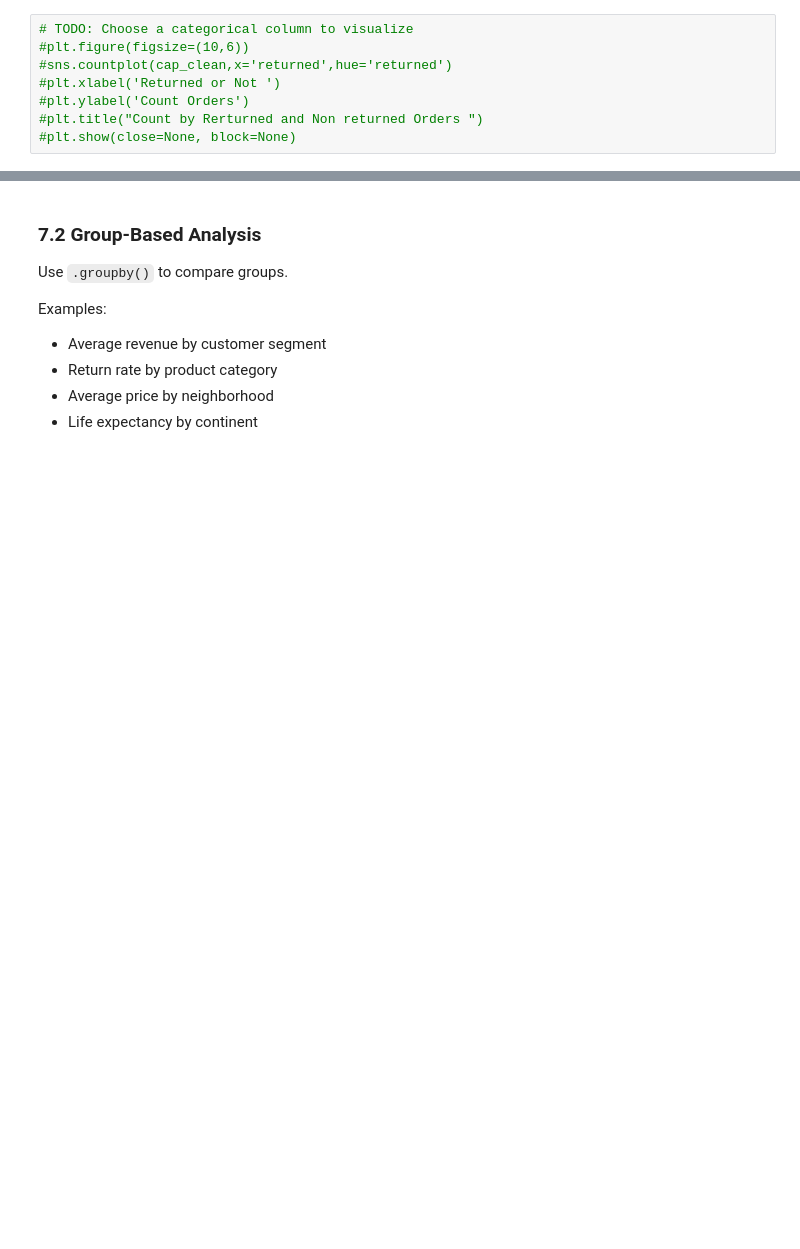
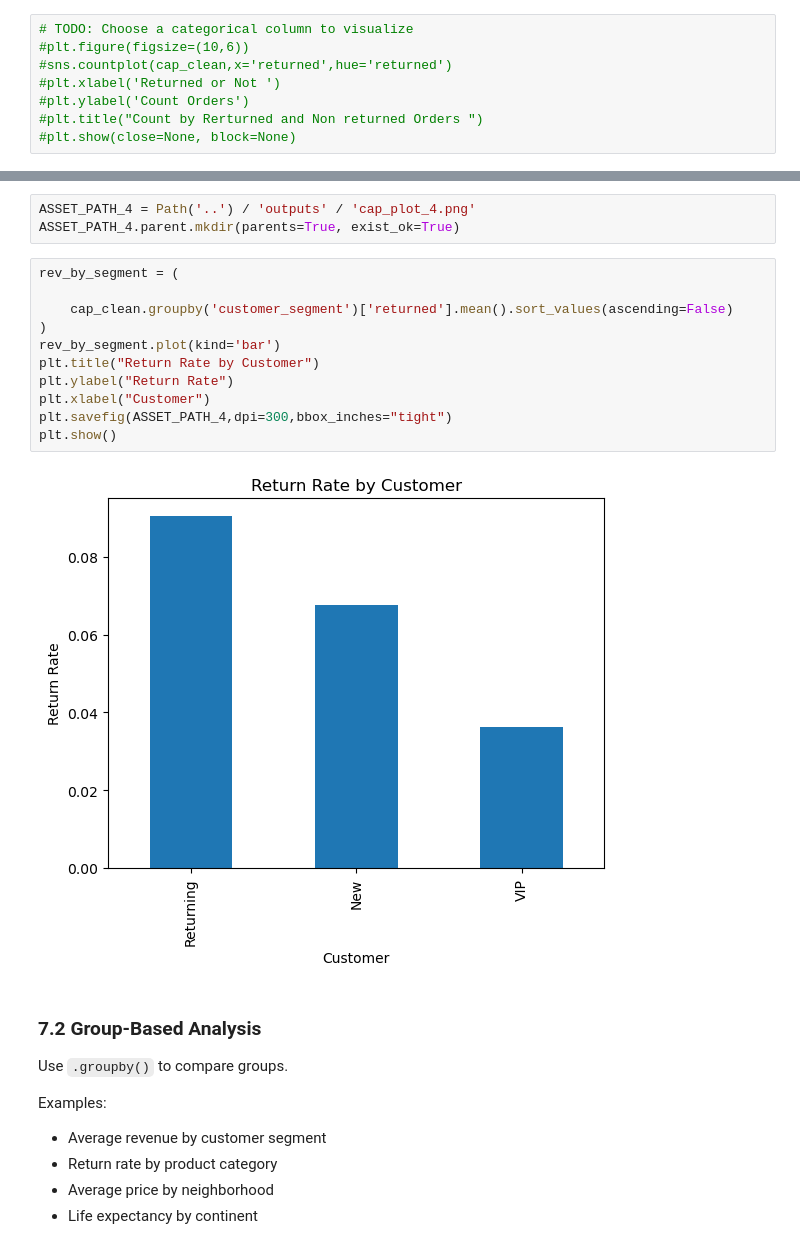
Before and after one commit to GregConfessore/capstone-pad, a Jupyter notebook: notebooks/capstone_starter_notebook.ipynb, the cells around one changed output, grey strips where cells are left out. Drawn from its saved outputs; the diff is of its cells as text; blank space fills up the shorter version.

```diff
--- a/notebooks/capstone_starter_notebook.ipynb
+++ b/notebooks/capstone_starter_notebook.ipynb
@@ -536,3 +578,19 @@ plt.show()
+# %%
+ASSET_PATH_4 = Path('..') / 'outputs' / 'cap_plot_4.png'
+ASSET_PATH_4.parent.mkdir(parents=True, exist_ok=True)
+# %%
+rev_by_segment = (
+
+    cap_clean.groupby('customer_segment')['returned'].mean().sort_values(ascending=False)
+)
+rev_by_segment.plot(kind='bar')
+plt.title("Return Rate by Customer")
+plt.ylabel("Return Rate")
+plt.xlabel("Customer")
+plt.savefig(ASSET_PATH_4,dpi=300,bbox_inches="tight")
+plt.show()
+# %% [output]
+[figure, added]
 # %% [markdown]
 ### 7.2 Group-Based Analysis
 
```
Also changed, not shown: parts of 19 cells of this notebook, 14 other files.
